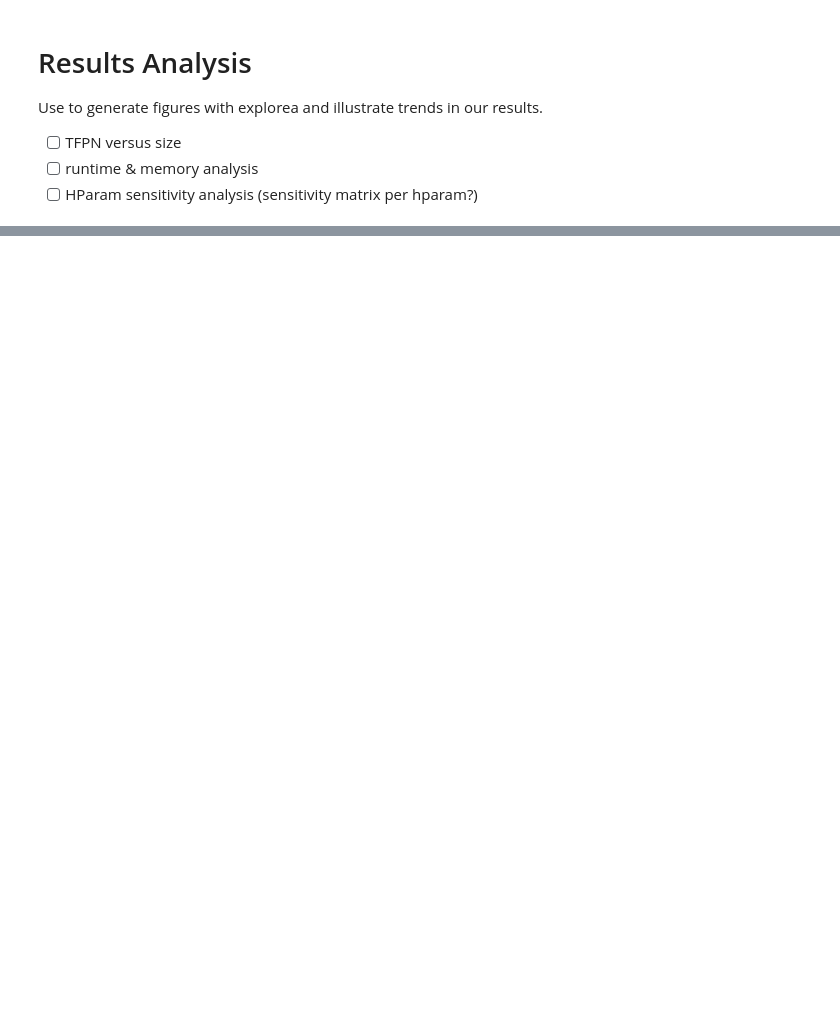
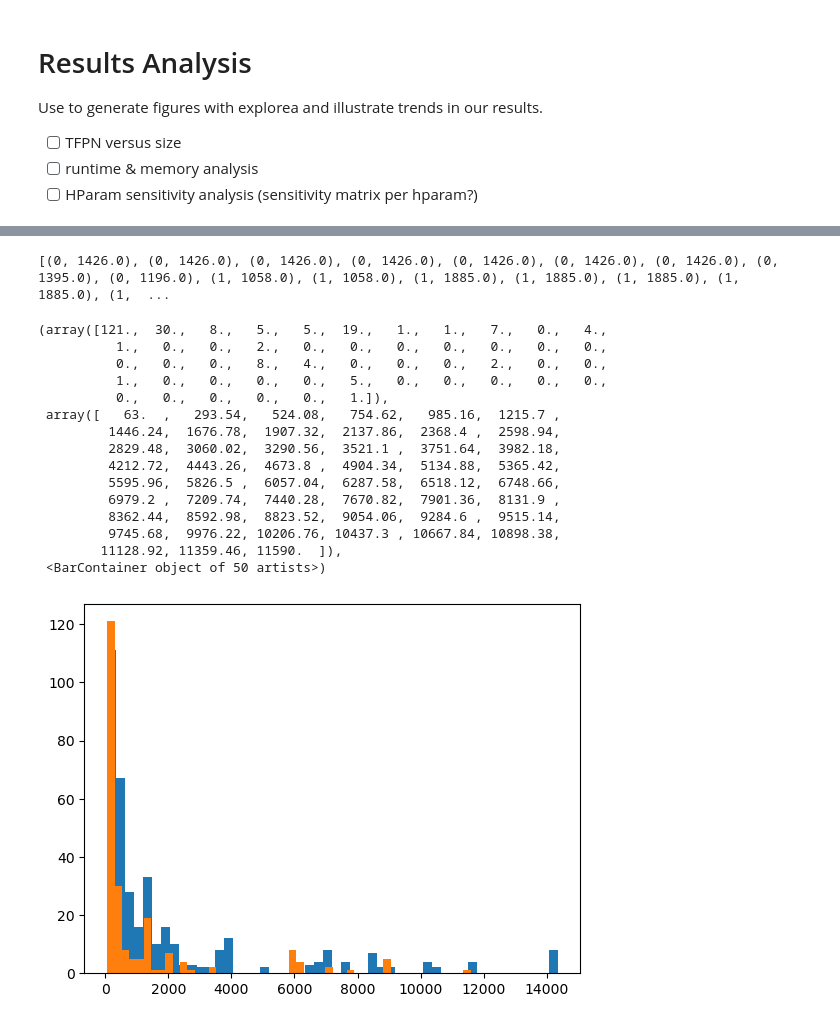
Before and after one commit to tsnowak/pnnl-tunamelt, a Jupyter notebook: notebooks/05-results-analysis.ipynb, the cells around one changed output, grey strips where cells are left out. Saved outputs shown, nothing was run; the diff lists cells and outputs as text; code cells hidden in the pictures; blank space fills up the shorter version.

```diff
--- a/notebooks/05-results-analysis.ipynb
+++ b/notebooks/05-results-analysis.ipynb
@@ -38,0 +73,6 @@ def calc_avg_target_size(tracks, preds):
+# %%
+#base_path = Path(f"{REPO_PATH}/notebooks/outputs/ablation/2022-12-23/22-38-06")
+# test - all layers
+#base_path = Path(f"{REPO_PATH}/notebooks/outputs/ablation/2022-12-16/12-25-41/2")
+# train - all layers
+base_path = Path(f"{REPO_PATH}/notebooks/outputs/with-tracklets/train/88")
@@ -38,0 +176,27 @@ def calc_avg_target_size(tracks, preds):
+# %%
+print(pos_preds[:20])
+fig, ax = plt.subplots()
+true_pos_preds = [x[1] for x in pos_preds if x[0] == 1]
+false_pos_preds = [x[1] for x in pos_preds if x[0] == 0]
+#ax.scatter([x[1] for x in pos_preds], [x[0] for x in pos_preds], )
+ax.hist(true_pos_preds, bins=50)
+ax.hist(false_pos_preds, bins=50)
+#ax.set_xscale("log")
+# %% [output]
+[(0, 1426.0), (0, 1426.0), (0, 1426.0), (0, 1426.0), (0, 1426.0), (0, 1426.0), (0, 1426.0), (0, 1395.0), (0, 1196.0), (1, 1058.0), (1, 1058.0), (1, 1885.0), (1, 1885.0), (1, 1885.0), (1, 1885.0), (1,  ...
+(array([121.,  30.,   8.,   5.,   5.,  19.,   1.,   1.,   7.,   0.,   4.,
+          1.,   0.,   0.,   2.,   0.,   0.,   0.,   0.,   0.,   0.,   0.,
+          0.,   0.,   0.,   8.,   4.,   0.,   0.,   0.,   2.,   0.,   0.,
+          1.,   0.,   0.,   0.,   0.,   5.,   0.,   0.,   0.,   0.,   0.,
+          0.,   0.,   0.,   0.,   0.,   1.]),
+ array([   63.  ,   293.54,   524.08,   754.62,   985.16,  1215.7 ,
+         1446.24,  1676.78,  1907.32,  2137.86,  2368.4 ,  2598.94,
+         2829.48,  3060.02,  3290.56,  3521.1 ,  3751.64,  3982.18,
+         4212.72,  4443.26,  4673.8 ,  4904.34,  5134.88,  5365.42,
+         5595.96,  5826.5 ,  6057.04,  6287.58,  6518.12,  6748.66,
+         6979.2 ,  7209.74,  7440.28,  7670.82,  7901.36,  8131.9 ,
+         8362.44,  8592.98,  8823.52,  9054.06,  9284.6 ,  9515.14,
+         9745.68,  9976.22, 10206.76, 10437.3 , 10667.84, 10898.38,
+        11128.92, 11359.46, 11590.  ]),
+ <BarContainer object of 50 artists>)
+[figure, added]
```
Also changed, not shown: parts of 10 cells of this notebook, 5 other files.
